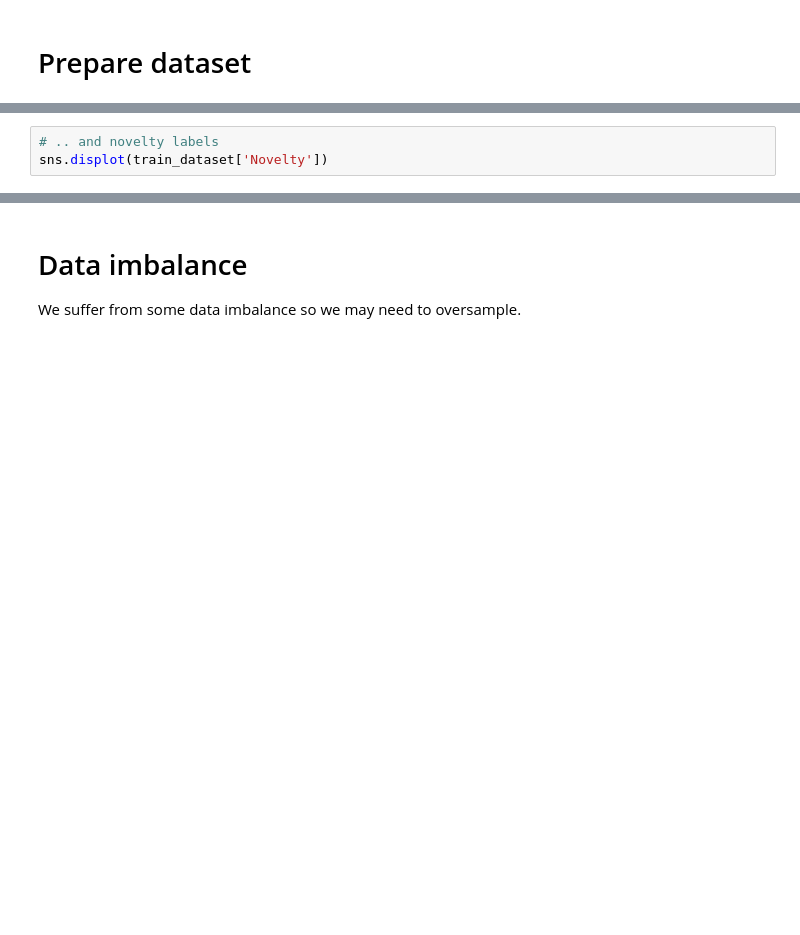
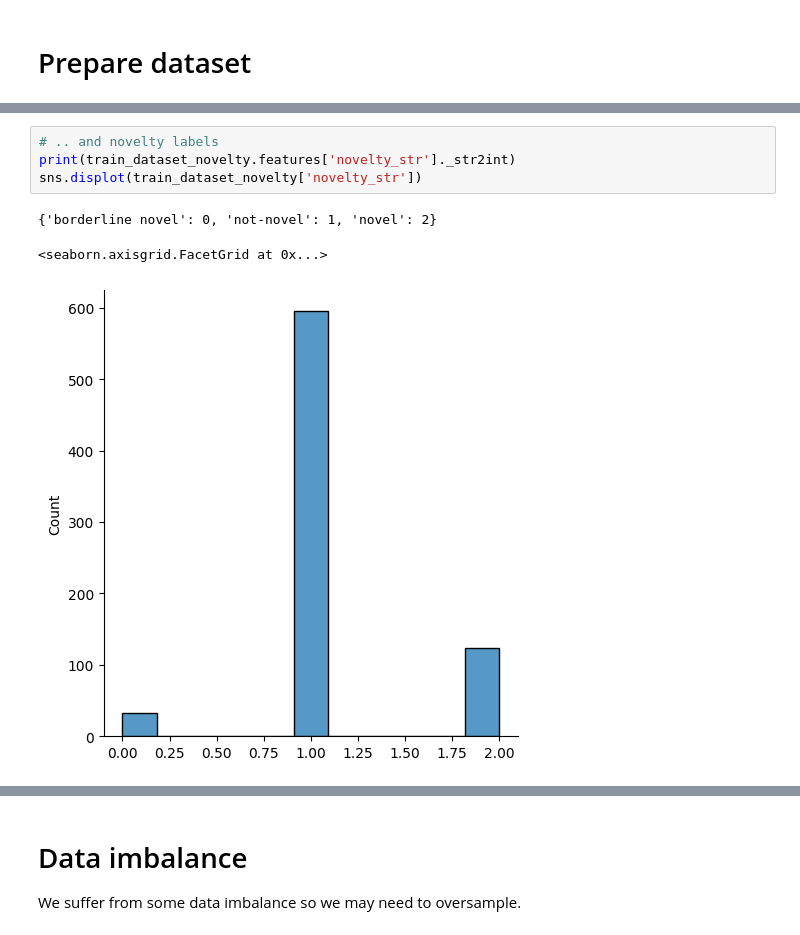
Before and after one commit to m0re4u/argmining2022, a Jupyter notebook: train_arg.ipynb, the cells around one changed output, grey strips where cells are left out. Cells and saved outputs as stored; diff of their text form; blank space fills up the shorter version.

```diff
--- a/train_arg.ipynb
+++ b/train_arg.ipynb
@@ -23,3 +33,8 @@ sns.displot(train_dataset['Validity'])
 # %%
 # .. and novelty labels
-sns.displot(train_dataset['Novelty'])
+print(train_dataset_novelty.features['novelty_str']._str2int)
+sns.displot(train_dataset_novelty['novelty_str'])
+# %% [output]
+{'borderline novel': 0, 'not-novel': 1, 'novel': 2}
+<seaborn.axisgrid.FacetGrid at 0x...>
+[figure, added]
```
Also changed, not shown: parts of 9 cells of this notebook, 3 other files.
